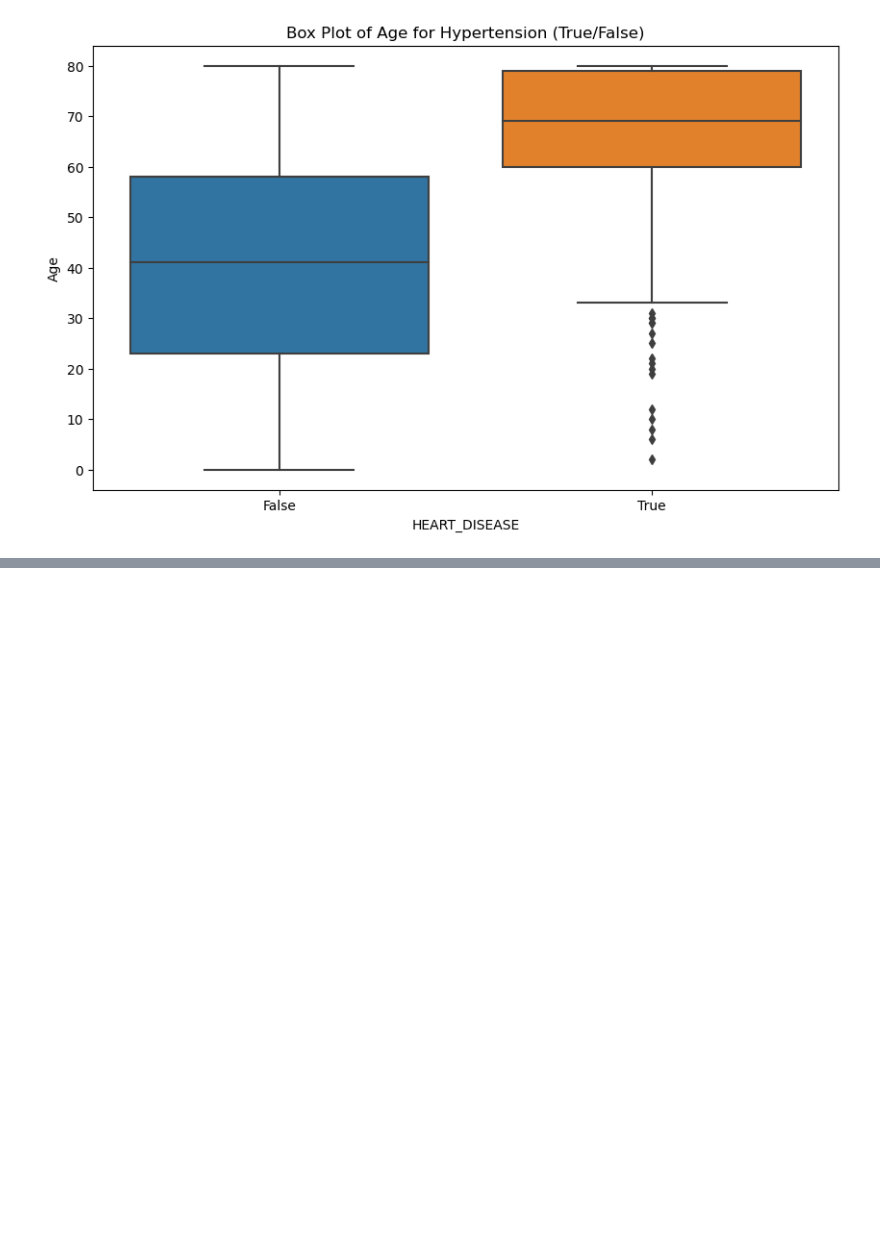
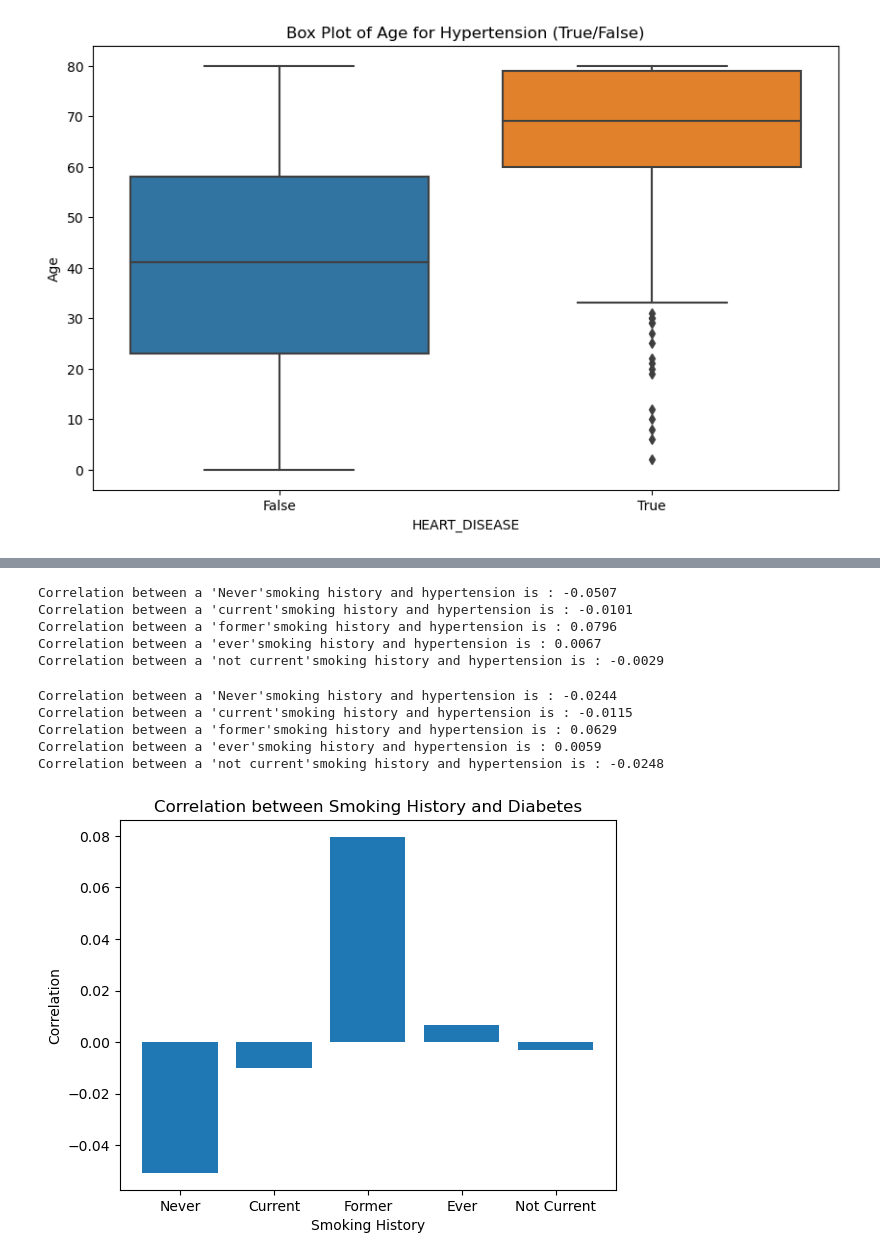
Before and after one commit to ktennant5378/Group-Project-1, a Jupyter notebook: PPP.ipynb, the cells around one changed output, grey strips where cells are left out. Saved outputs shown, nothing was run; the diff lists cells and outputs as text; code cells hidden in the pictures; blank space fills up the shorter version.

Commit message:
- Created healthcare_dataset_smoke_df with the 'no info' taken out of smoking history - Correlation between smoking history and hypertension/diabetes

```diff
--- a/PPP.ipynb
+++ b/PPP.ipynb
@@ -87,3 +102,8 @@ plt.ylabel('Age')
 plt.show()
 # %% [output]
 [figure]
+# %%
+# What's the correlation between smoking history and the three diseases? (Clean up: drop the “No Info”) (Kenway)
+# Remove rows with 'No Info' in smoking_status column
+healthcare_dataset_smoke_df = healthcare_dataset_df[healthcare_dataset_df['smoking_history'] != 'No Info']
+healthcare_dataset_smoke_df.head(50)
@@ -89,0 +128,51 @@ plt.show()
+# %%
+# Calculate correlation coefficient between smoking history and diabetes
+correlation_smoking_diabetes_never, _ = pearsonr(healthcare_dataset_smoke_df['smoking_history'] == 'never', healthcare_dataset_smoke_df['diabetes_bool'])
+correlation_smoking_diabetes_current, _ = pearsonr(healthcare_dataset_smoke_df['smoking_history'] == 'current', healthcare_dataset_smoke_df['diabetes_bool'])
+correlation_smoking_diabetes_former, _ = pearsonr(healthcare_dataset_smoke_df['smoking_history'] == 'former', healthcare_dataset_smoke_df['diabetes_bool'])
+correlation_smoking_diabetes_ever, _ = pearsonr(healthcare_dataset_smoke_df['smoking_history'] == 'ever', healthcare_dataset_smoke_df['diabetes_bool'])
+correlation_smoking_diabetes_not_current, _ = pearsonr(healthcare_dataset_smoke_df['smoking_history'] == 'not current', healthcare_dataset_smoke_df['diabetes_bool'])
+
+
+print(f"Correlation between a 'Never'smoking history and hypertension is : {correlation_smoking_diabetes_never:.4f}")
+print(f"Correlation between a 'current'smoking history and hypertension is : {correlation_smoking_diabetes_current:.4f}")
+print(f"Correlation between a 'former'smoking history and hypertension is : {correlation_smoking_diabetes_former:.4f}")
+print(f"Correlation between a 'ever'smoking history and hypertension is : {correlation_smoking_diabetes_ever:.4f}")
+print(f"Correlation between a 'not current'smoking history and hypertension is : {correlation_smoking_diabetes_not_current:.4f}")
+# %% [output]
+Correlation between a 'Never'smoking history and hypertension is : -0.0507
+Correlation between a 'current'smoking history and hypertension is : -0.0101
+Correlation between a 'former'smoking history and hypertension is : 0.0796
+Correlation between a 'ever'smoking history and hypertension is : 0.0067
+Correlation between a 'not current'smoking history and hypertension is : -0.0029
+# %%
+# Calculate correlation coefficient between smoking history and hypertension
+correlation_smoking_hypertension_never, _ = pearsonr(healthcare_dataset_smoke_df['smoking_history'] == 'never', healthcare_dataset_smoke_df['hypertension_bool'])
+correlation_smoking_hypertension_current, _ = pearsonr(healthcare_dataset_smoke_df['smoking_history'] == 'current', healthcare_dataset_smoke_df['hypertension_bool'])
+correlation_smoking_hypertension_former, _ = pearsonr(healthcare_dataset_smoke_df['smoking_history'] == 'former', healthcare_dataset_smoke_df['hypertension_bool'])
+correlation_smoking_hypertension_ever, _ = pearsonr(healthcare_dataset_smoke_df['smoking_history'] == 'ever', healthcare_dataset_smoke_df['hypertension_bool'])
+correlation_smoking_hypertension_not_current, _ = pearsonr(healthcare_dataset_smoke_df['smoking_history'] == 'not current', healthcare_dataset_smoke_df['hypertension_bool'])
+
+
+print(f"Correlation between a 'Never'smoking history and hypertension is : {correlation_smoking_hypertension_never:.4f}")
+print(f"Correlation between a 'current'smoking history and hypertension is : {correlation_smoking_hypertension_current:.4f}")
+print(f"Correlation between a 'former'smoking history and hypertension is : {correlation_smoking_hypertension_former:.4f}")
+print(f"Correlation between a 'ever'smoking history and hypertension is : {correlation_smoking_hypertension_ever:.4f}")
+print(f"Correlation between a 'not current'smoking history and hypertension is : {correlation_smoking_hypertension_not_current:.4f}")
+# %% [output]
+Correlation between a 'Never'smoking history and hypertension is : -0.0244
+Correlation between a 'current'smoking history and hypertension is : -0.0115
+Correlation between a 'former'smoking history and hypertension is : 0.0629
+Correlation between a 'ever'smoking history and hypertension is : 0.0059
+Correlation between a 'not current'smoking history and hypertension is : -0.0248
+# %%
+# Display bar chart of correlation between smoking history and diabetes
+smoking_diabetes_corr_y = [correlation_smoking_diabetes_never, correlation_smoking_diabetes_current, correlation_smoking_diabetes_former, correlation_smoking_diabetes_ever, correlation_smoking_diabetes_not_current]
+smoking_diabetes_corr_x = ['Never', 'Current', 'Former', 'Ever', 'Not Current']
+plt.bar(smoking_diabetes_corr_x, smoking_diabetes_corr_y)
+plt.title('Correlation between Smoking History and Diabetes')
+plt.xlabel('Smoking History')
+plt.ylabel('Correlation')
+plt.show()
+# %% [output]
+[figure, added]
```
Also changed, not shown: parts of 6 cells of this notebook.
